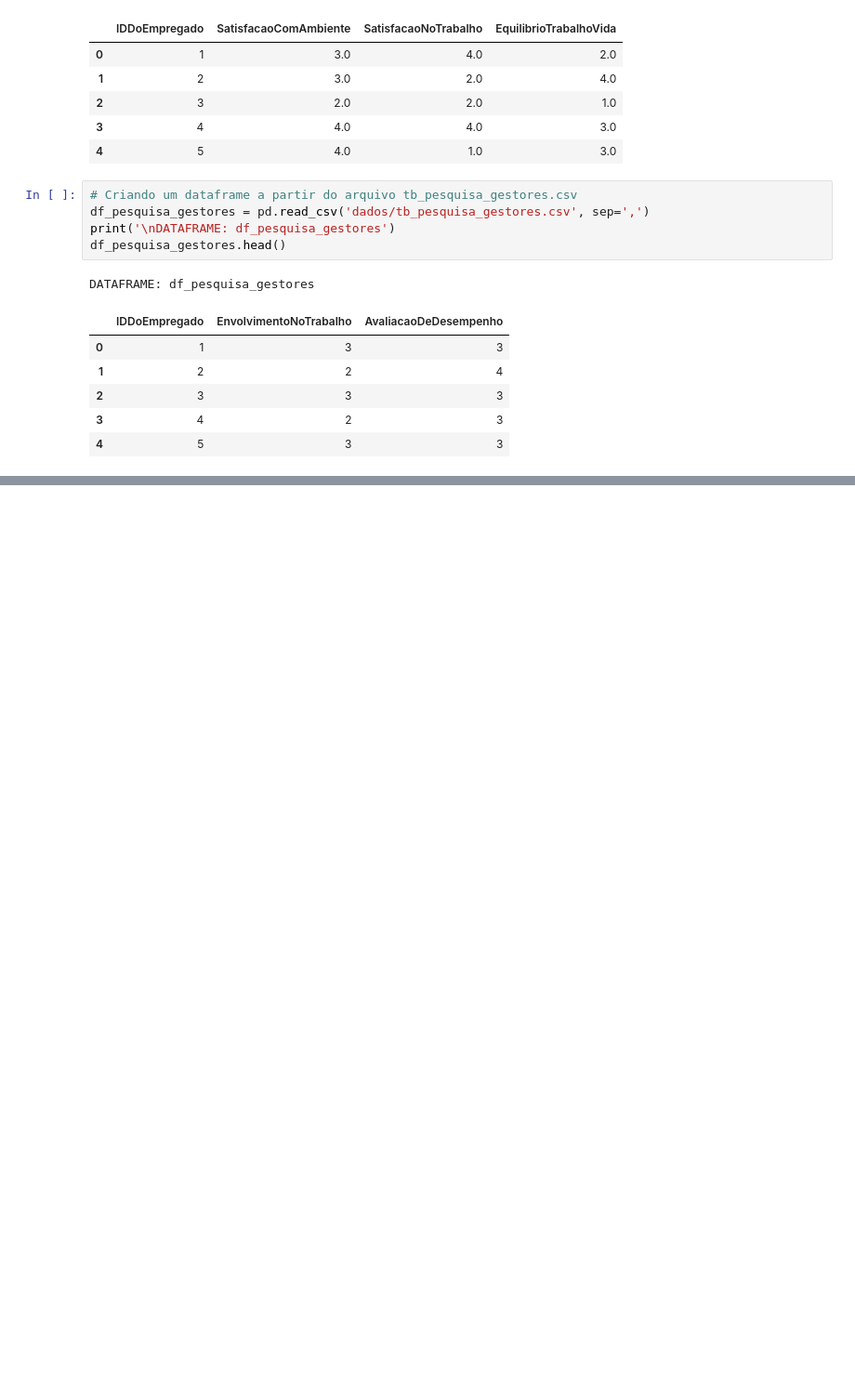
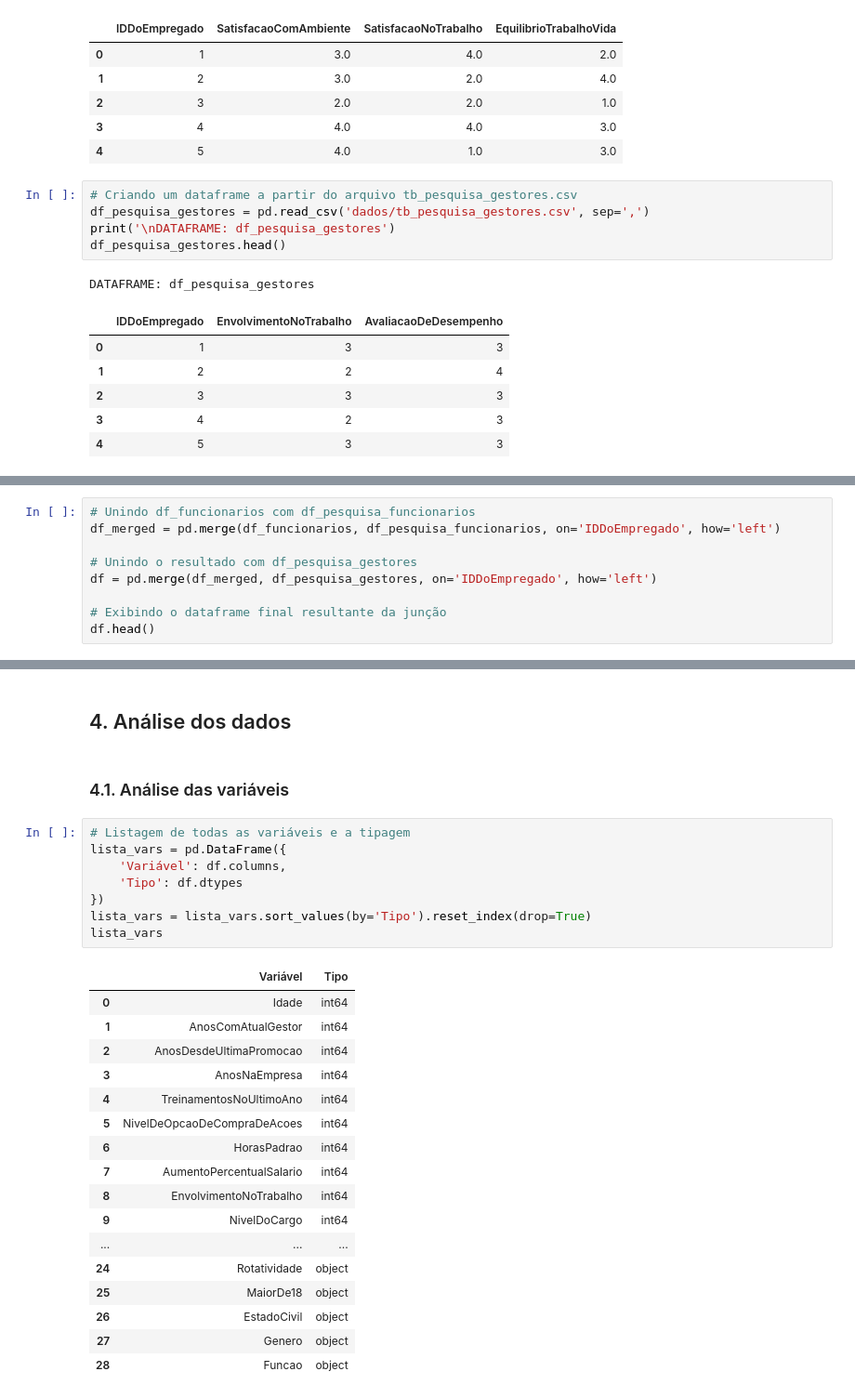
Before and after one commit to emso-exe/Analise_de_rh_-_people_analytics, a Jupyter notebook: 002_analise_de_rh.ipynb, the cells around one changed output, grey strips where cells are left out. Shown at 93% size. Cells and saved outputs as stored; diff of their text form; blank space fills up the shorter version.

Commit message:
feat: adicionando análise do dataframe, itens 3 e 4.

```diff
--- a/002_analise_de_rh.ipynb
+++ b/002_analise_de_rh.ipynb
@@ -147,0 +185,9 @@ DATAFRAME: df_pesquisa_gestores
+# %%
+# Unindo df_funcionarios com df_pesquisa_funcionarios
+df_merged = pd.merge(df_funcionarios, df_pesquisa_funcionarios, on='IDDoEmpregado', how='left')
+
+# Unindo o resultado com df_pesquisa_gestores
+df = pd.merge(df_merged, df_pesquisa_gestores, on='IDDoEmpregado', how='left')
+
+# Exibindo o dataframe final resultante da junção
+df.head()
@@ -147,0 +213,30 @@ DATAFRAME: df_pesquisa_gestores
+# %% [markdown]
+## 4. Análise dos dados
+# %% [markdown]
+### 4.1. Análise das variáveis
+# %%
+# Listagem de todas as variáveis e a tipagem
+lista_vars = pd.DataFrame({
+    'Variável': df.columns,
+    'Tipo': df.dtypes
+})
+lista_vars = lista_vars.sort_values(by='Tipo').reset_index(drop=True)
+lista_vars
+# %% [output]
+|  | Variável | Tipo |
+| 0 | Idade | int64 |
+| 1 | AnosComAtualGestor | int64 |
+| 2 | AnosDesdeUltimaPromocao | int64 |
+| 3 | AnosNaEmpresa | int64 |
+| 4 | TreinamentosNoUltimoAno | int64 |
+| 5 | NivelDeOpcaoDeCompraDeAcoes | int64 |
+| 6 | HorasPadrao | int64 |
+| 7 | AumentoPercentualSalario | int64 |
+| 8 | EnvolvimentoNoTrabalho | int64 |
+| 9 | NivelDoCargo | int64 |
+| ... | ... | ... |
+| 24 | Rotatividade | object |
+| 25 | MaiorDe18 | object |
+| 26 | EstadoCivil | object |
+| 27 | Genero | object |
+| 28 | Funcao | object |
```
Also changed, not shown: parts of 6 cells of this notebook.
